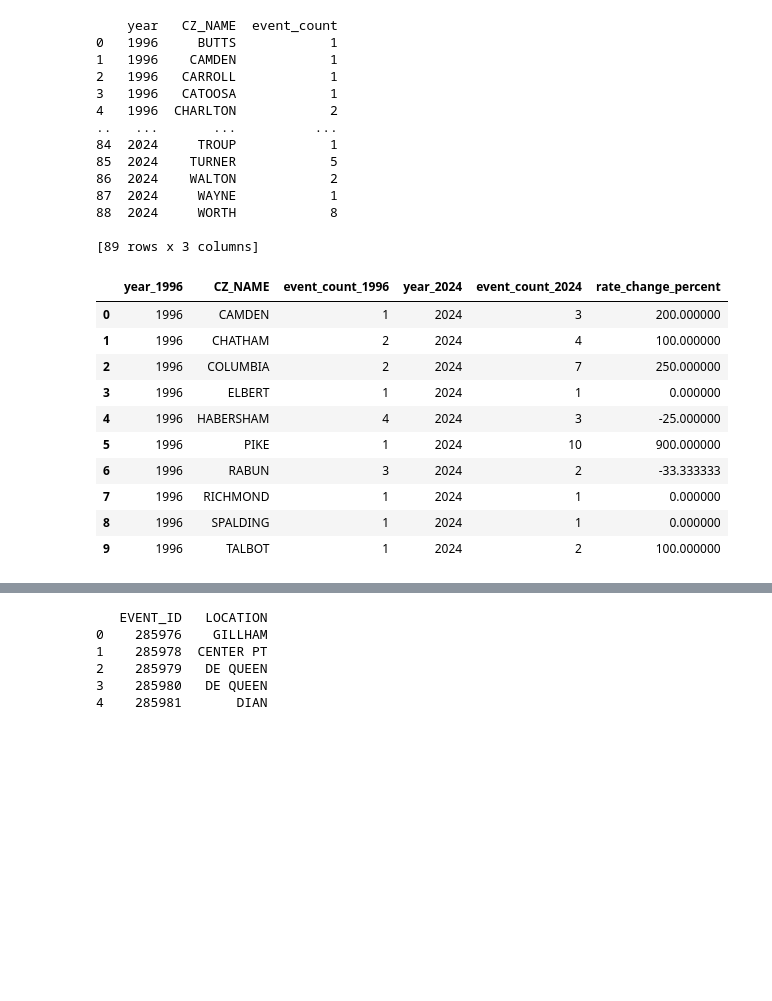
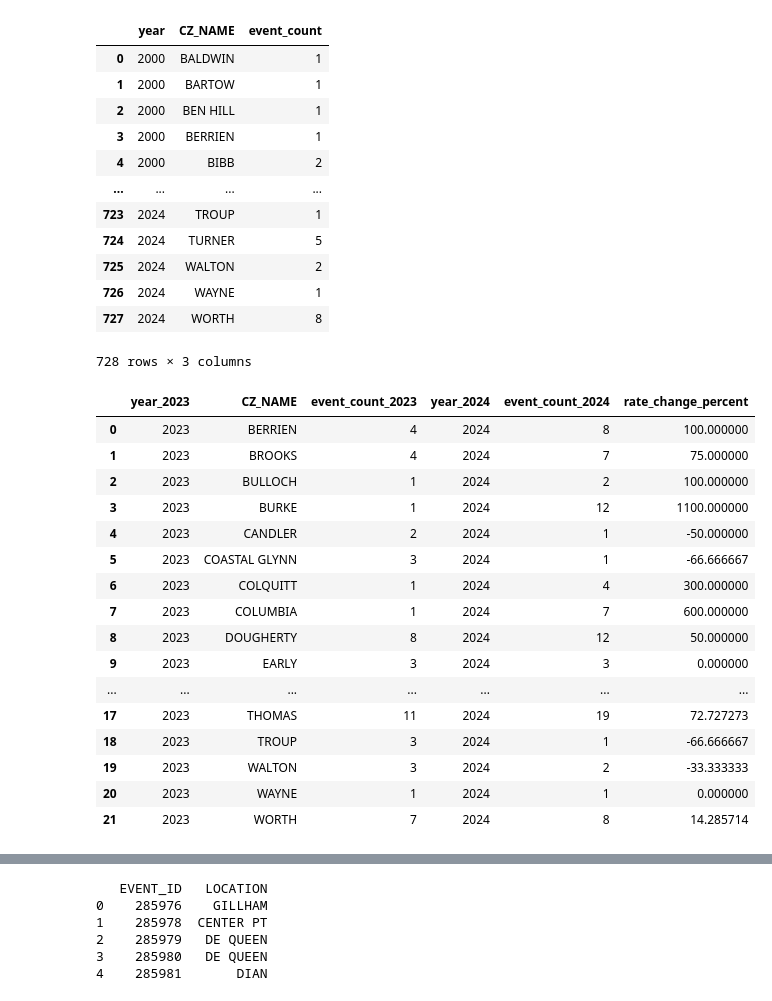
Before and after one commit to paranxia919/Deforestration-and-Flooding-in-GA, a Jupyter notebook: StormData RoC Cla.ipynb, the cells around one changed output, grey strips where cells are left out. Drawn from its saved outputs; the diff is of its cells as text; code cells hidden in the pictures; blank space fills up the shorter version.

```diff
--- a/StormData RoC Cla.ipynb
+++ b/StormData RoC Cla.ipynb
@@ -33,7 +35,7 @@ def load_storm_data():
 
 storm_df = load_storm_data()
 # %%
-def load_selected_storm_data(folder_path, years=[1996, 2024]):
+def load_selected_storm_data(folder_path, years=[2000, 2001, 2002, 2003, 2004, 2005, 2019, 2020, 2021, 2022, 2023, 2024]):
     dataframes = []
     for year in years:
         file_path = os.path.join(folder_path, f"StormDetail_{year}.csv")
@@ -80,46 +89,49 @@ selected_storm_df.head()
 # %%
 
 selected_storm_df["year"] = pd.to_datetime(selected_storm_df["BEGIN_DATE_TIME"], errors="coerce").dt.year
-
-# Group by 'year' and 'CZ_NAME' and count the number of events (using EVENT_ID)
 event_counts = selected_storm_df.groupby(["year", "CZ_NAME"], as_index=False)["EVENT_ID"].count()
 event_counts.rename(columns={"EVENT_ID": "event_count"}, inplace=True)
 
-print(event_counts)
+event_counts
 # %% [output]
+|  | year | CZ_NAME | event_count |
+| 0 | 2000 | BALDWIN | 1 |
+| 1 | 2000 | BARTOW | 1 |
+| 2 | 2000 | BEN HILL | 1 |
+| 3 | 2000 | BERRIEN | 1 |
+| 4 | 2000 | BIBB | 2 |
+| ... | ... | ... | ... |
+| 723 | 2024 | TROUP | 1 |
+| 724 | 2024 | TURNER | 5 |
+| 725 | 2024 | WALTON | 2 |
+| 726 | 2024 | WAYNE | 1 |
+| 727 | 2024 | WORTH | 8 |
-    year   CZ_NAME  event_count
-0   1996     BUTTS            1
-1   1996    CAMDEN            1
-2   1996   CARROLL            1
-3   1996   CATOOSA            1
-4   1996  CHARLTON            2
-..   ...       ...          ...
-84  2024     TROUP            1
-85  2024    TURNER            5
-86  2024    WALTON            2
-87  2024     WAYNE            1
-88  2024     WORTH            8
-
-[89 rows x 3 columns]
+728 rows × 3 columns
 # %%
-count_1996 = event_counts[event_counts["year"] == 1996]
+count_2023 = event_counts[event_counts["year"] == 2023]
 count_2024 = event_counts[event_counts["year"] == 2024]
 
-merged_counts = pd.merge(count_1996, count_2024, on="CZ_NAME", suffixes=("_1996", "_2024"))
+merged_counts = pd.merge(count_2023, count_2024, on="CZ_NAME", suffixes=("_2023", "_2024"))
 
-merged_counts["rate_change_percent"] = ((merged_counts["event_count_2024"] - merged_counts["event_count_1996"]) /
-                                          merged_counts["event_count_1996"]) * 100
+merged_counts["rate_change_percent"] = ((merged_counts["event_count_2024"] - merged_counts["event_count_2023"]) /
+                                          merged_counts["event_count_2023"]) * 100
 
 merged_counts
 # %% [output]
-|  | year_1996 | CZ_NAME | event_count_1996 | year_2024 | event_count_2024 | rate_change_percent |
-| 0 | 1996 | CAMDEN | 1 | 2024 | 3 | 200.000000 |
-| 1 | 1996 | CHATHAM | 2 | 2024 | 4 | 100.000000 |
-| 2 | 1996 | COLUMBIA | 2 | 2024 | 7 | 250.000000 |
-| 3 | 1996 | ELBERT | 1 | 2024 | 1 | 0.000000 |
-| 4 | 1996 | HABERSHAM | 4 | 2024 | 3 | -25.000000 |
-| 5 | 1996 | PIKE | 1 | 2024 | 10 | 900.000000 |
-| 6 | 1996 | RABUN | 3 | 2024 | 2 | -33.333333 |
-| 7 | 1996 | RICHMOND | 1 | 2024 | 1 | 0.000000 |
-| 8 | 1996 | SPALDING | 1 | 2024 | 1 | 0.000000 |
-| 9 | 1996 | TALBOT | 1 | 2024 | 2 | 100.000000 |
+|  | year_2023 | CZ_NAME | event_count_2023 | year_2024 | event_count_2024 | rate_change_percent |
+| 0 | 2023 | BERRIEN | 4 | 2024 | 8 | 100.000000 |
+| 1 | 2023 | BROOKS | 4 | 2024 | 7 | 75.000000 |
+| 2 | 2023 | BULLOCH | 1 | 2024 | 2 | 100.000000 |
+| 3 | 2023 | BURKE | 1 | 2024 | 12 | 1100.000000 |
+| 4 | 2023 | CANDLER | 2 | 2024 | 1 | -50.000000 |
+| 5 | 2023 | COASTAL GLYNN | 3 | 2024 | 1 | -66.666667 |
+| 6 | 2023 | COLQUITT | 1 | 2024 | 4 | 300.000000 |
+| 7 | 2023 | COLUMBIA | 1 | 2024 | 7 | 600.000000 |
+| 8 | 2023 | DOUGHERTY | 8 | 2024 | 12 | 50.000000 |
+| 9 | 2023 | EARLY | 3 | 2024 | 3 | 0.000000 |
+| ... | ... | ... | ... | ... | ... | ... |
+| 17 | 2023 | THOMAS | 11 | 2024 | 19 | 72.727273 |
+| 18 | 2023 | TROUP | 3 | 2024 | 1 | -66.666667 |
+| 19 | 2023 | WALTON | 3 | 2024 | 2 | -33.333333 |
+| 20 | 2023 | WAYNE | 1 | 2024 | 1 | 0.000000 |
+| 21 | 2023 | WORTH | 7 | 2024 | 8 | 14.285714 |
```
Also changed, not shown: parts of 9 cells of this notebook, 1 other file.
